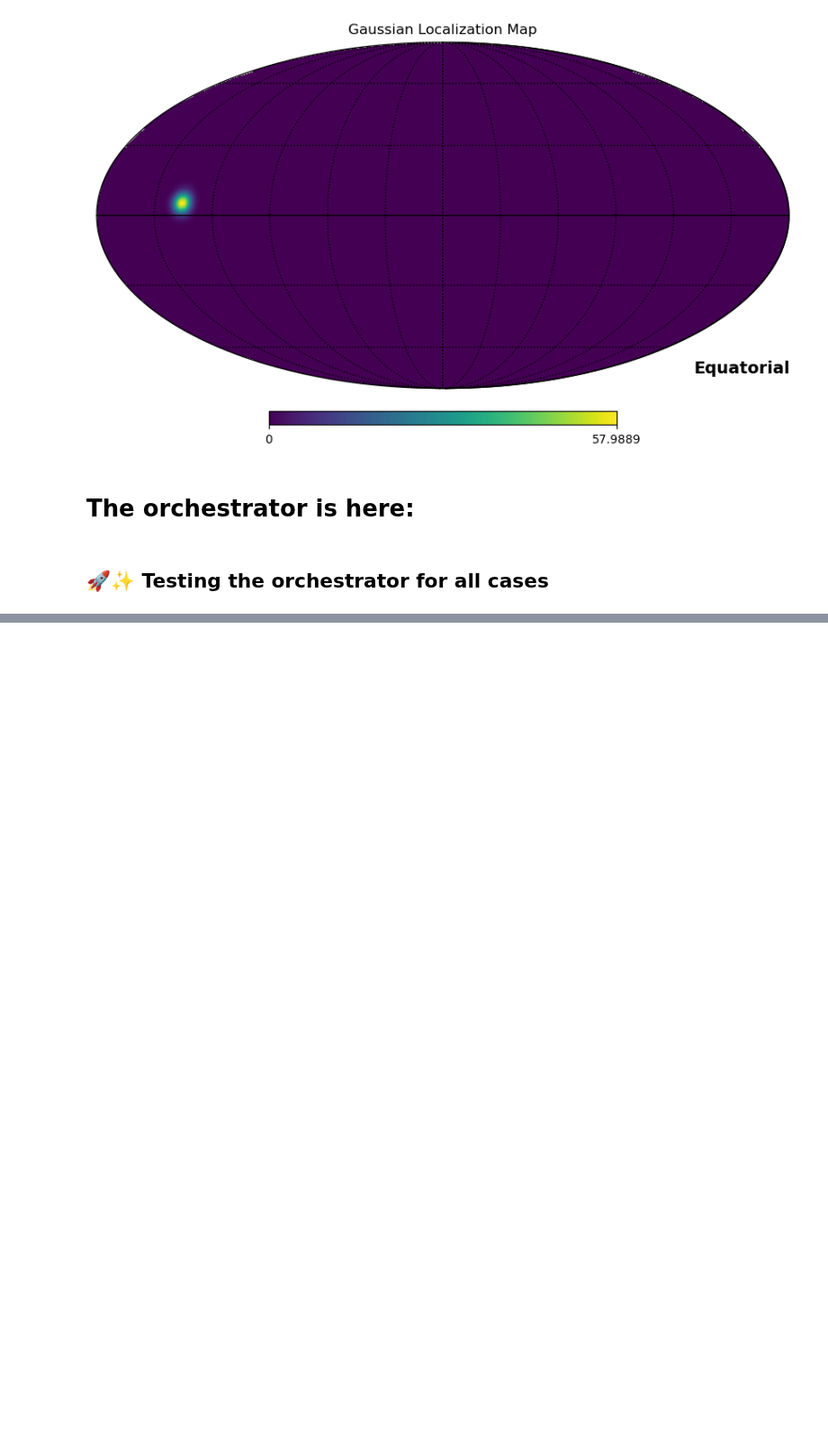
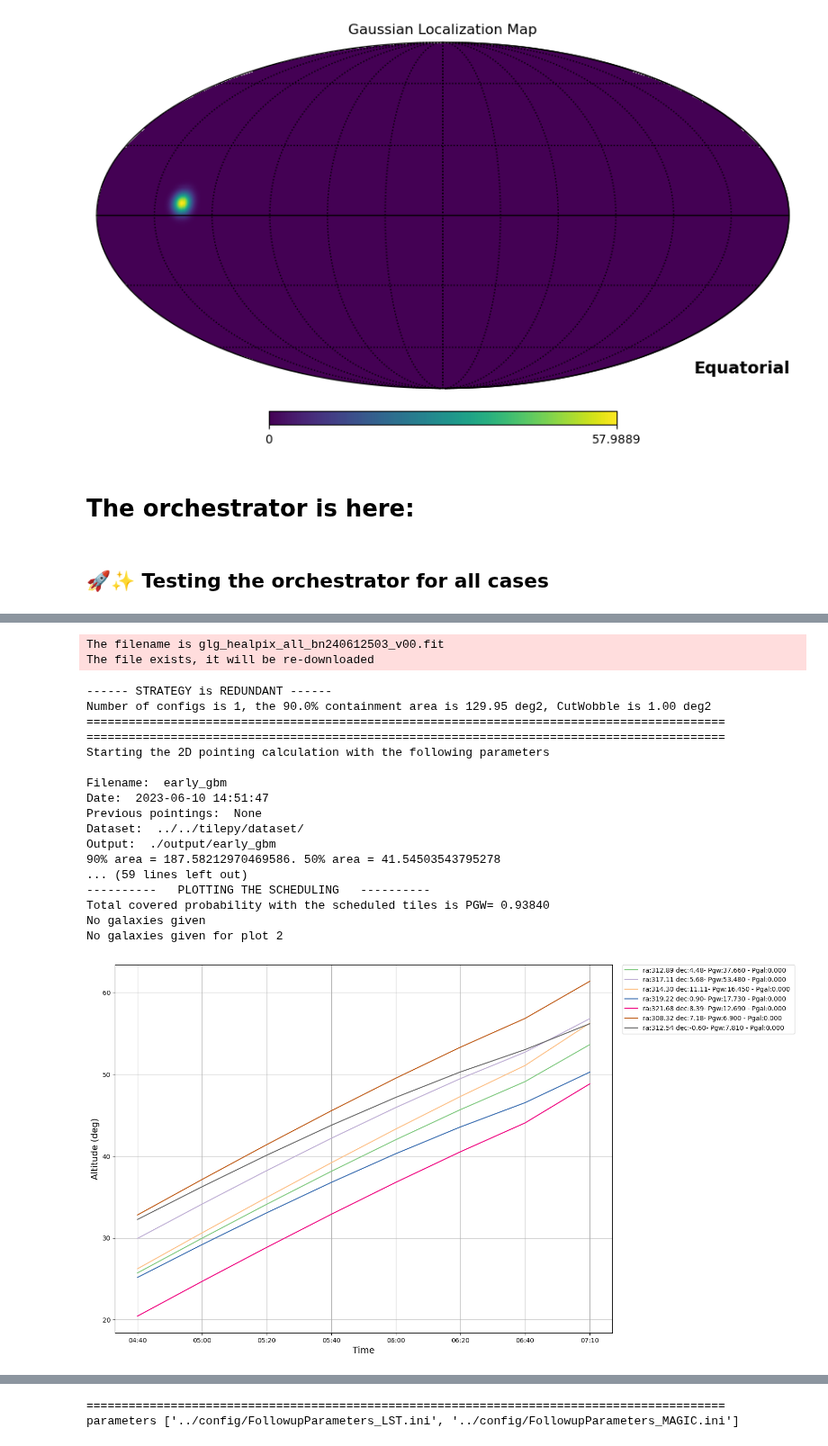
Before and after one commit to astro-transients/tilepy, a Jupyter notebook: examples/launcher/Tiling_Orchestrator.ipynb, the cells around one changed output, grey strips where cells are left out. Shown at 90% size. Cells and saved outputs as stored; diff of their text form; code cells hidden in the pictures; blank space fills up the shorter version.

```diff
--- a/examples/launcher/Tiling_Orchestrator.ipynb
+++ b/examples/launcher/Tiling_Orchestrator.ipynb
@@ -159,0 +192,24 @@ Max probability location: RA = 316.055 deg, Dec = 5.379 deg
+# %%
+# Redundant case from GBM skymap
+StrategyOrchestrator(obspar_locprob, skymap_locprob, cutWobble=1)
+# %% [output]
+The filename is glg_healpix_all_bn240612503_v00.fit
+The file exists, it will be re-downloaded
+------ STRATEGY is REDUNDANT ------
+Number of configs is 1, the 90.0% containment area is 129.95 deg2, CutWobble is 1.00 deg2
+===========================================================================================
+===========================================================================================
+Starting the 2D pointing calculation with the following parameters
+
+Filename:  early_gbm
+Date:  2023-06-10 14:51:47
+Previous pointings:  None
+Dataset:  ../../tilepy/dataset/
+Output:  ./output/early_gbm
+90% area = 187.58212970469586. 50% area = 41.54503543795278
+... (59 lines left out)
+----------   PLOTTING THE SCHEDULING   ----------
+Total covered probability with the scheduled tiles is PGW= 0.93840
+No galaxies given
+No galaxies given for plot 2
+[figure, added]
@@ -159,0 +217,23 @@ Max probability location: RA = 316.055 deg, Dec = 5.379 deg
+# %%
+# Complementary case, several configurations, GBM skymap
+# The url to the FITS file with the sky localization, e.g.for GW https://urlpath/Bayestar.fits.gz'
+#skymap = 'https://gracedb.ligo.org/api/superevents/S190728q/files/GW190728_064510_PublicationSamples_flattened.fits.gz,0'
+
+# Tiles already observed
+pointingsFile = None
+ObsArray = ['LST','MAGIC']
+parameters = []
+# Config file for the tiling scheduling
+for i in ObsArray:
+    parameters.append("../config/FollowupParameters_%s.ini" % i)
+print("===========================================================================================")
+print('parameters', parameters)
+obsparameters = []
+for j in range(len(parameters)):
+    obspar = ObservationParameters()
+    obspar.add_parsed_args(skymapGBM, obsTime, datasetDir, None, outDir, pointingsFile)
+    obspar.from_configfile(parameters[j])
+    obsparameters.append(obspar)
+# %% [output]
+===========================================================================================
+parameters ['../config/FollowupParameters_LST.ini', '../config/FollowupParameters_MAGIC.ini']
```
Also changed, not shown: parts of 9 cells of this notebook, 1 other file.
